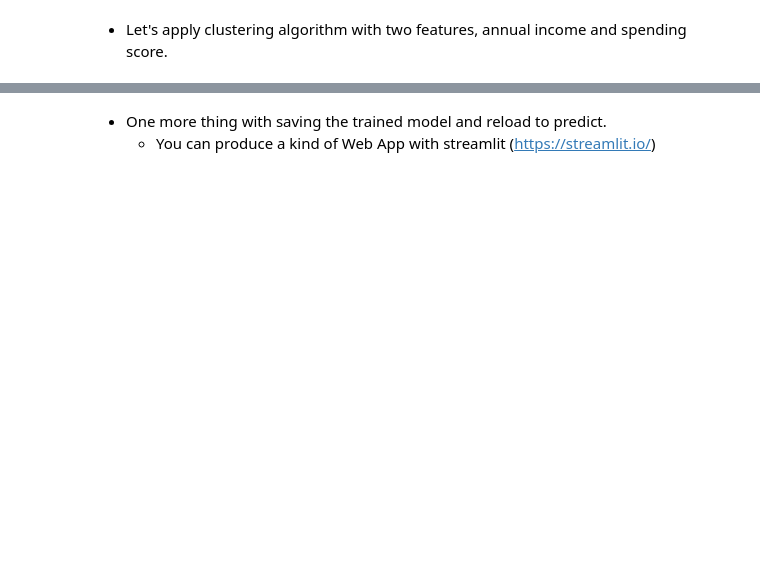
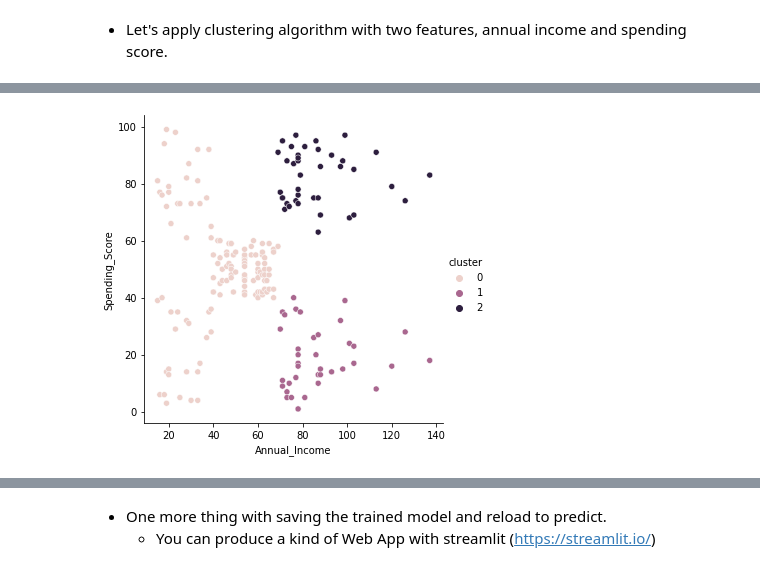
Before and after one commit to jina2531lee/tmp, a Jupyter notebook: section3_python_applications.ipynb, the cells around one changed output, grey strips where cells are left out. Saved outputs shown, nothing was run; the diff lists cells and outputs as text; code cells hidden in the pictures; blank space fills up the shorter version.

```diff
--- a/section3_python_applications.ipynb
+++ b/section3_python_applications.ipynb
@@ -658,5 +835,8 @@ plt.show()
 # %%
 #customers = pd.read_csv('./Mall_Customers.csv')
 
-uploaded = files.upload()
-customers = pd.read_csv(io.StringIO(uploaded['Mall_Customers.csv'].decode('utf-8')))
+# uploaded = files.upload()
+# customers = pd.read_csv(io.StringIO(uploaded['Mall_Customers.csv'].decode('utf-8')))
+
+customers = pd.read_csv(path+'Mall_Customers.csv')
+customers.head()
@@ -679,3 +870,13 @@ plt.show()
+# %%
+data = data#.drop(columns = ['labels'])
+kmeans = KMeans(n_clusters=3)
+kmeans_fit = kmeans.fit(data)
+labels = kmeans_fit.predict(data)
+customers['cluster'] = labels
+sns.relplot(x='Annual_Income', y='Spending_Score', hue='cluster',data=customers)
+plt.show()
+# %% [output]
+[figure, added]
 # %%
 sse = {}
 for k in range(1, 10):
```
Also changed, not shown: parts of 21 cells of this notebook.
